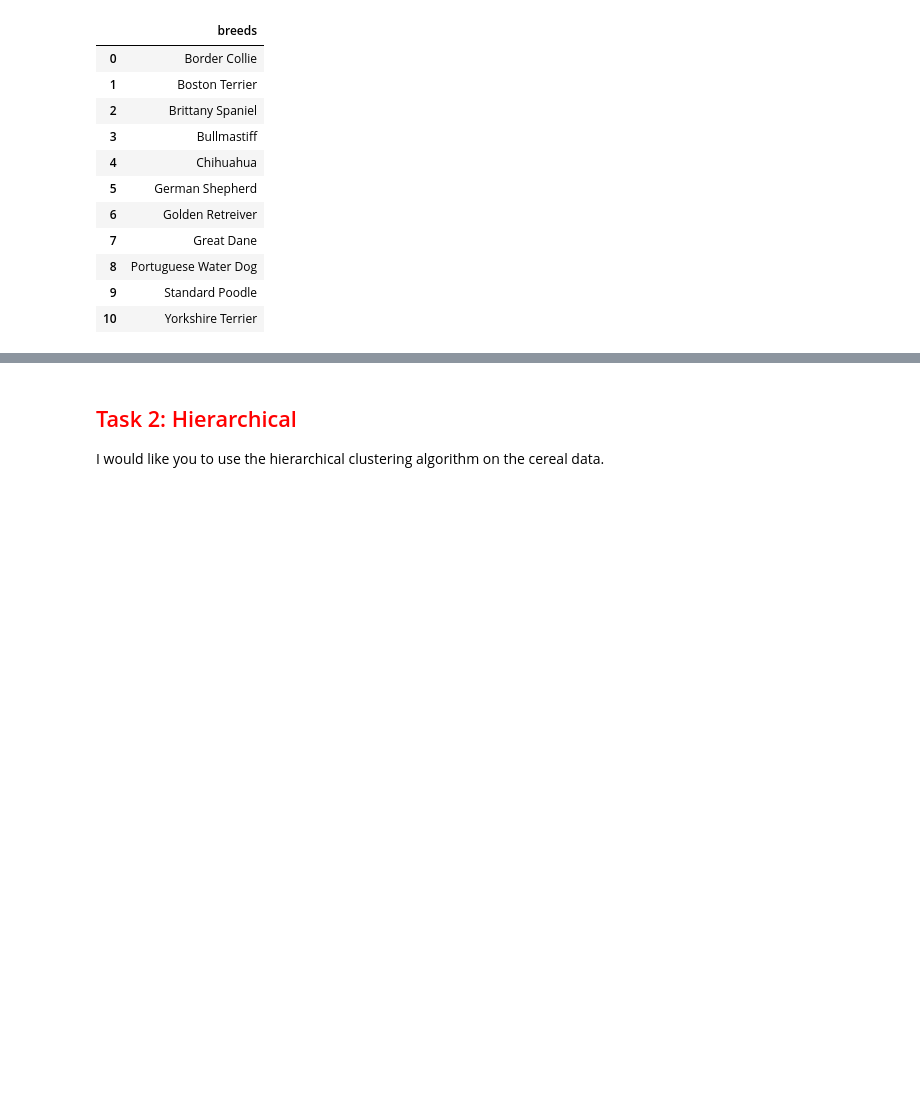
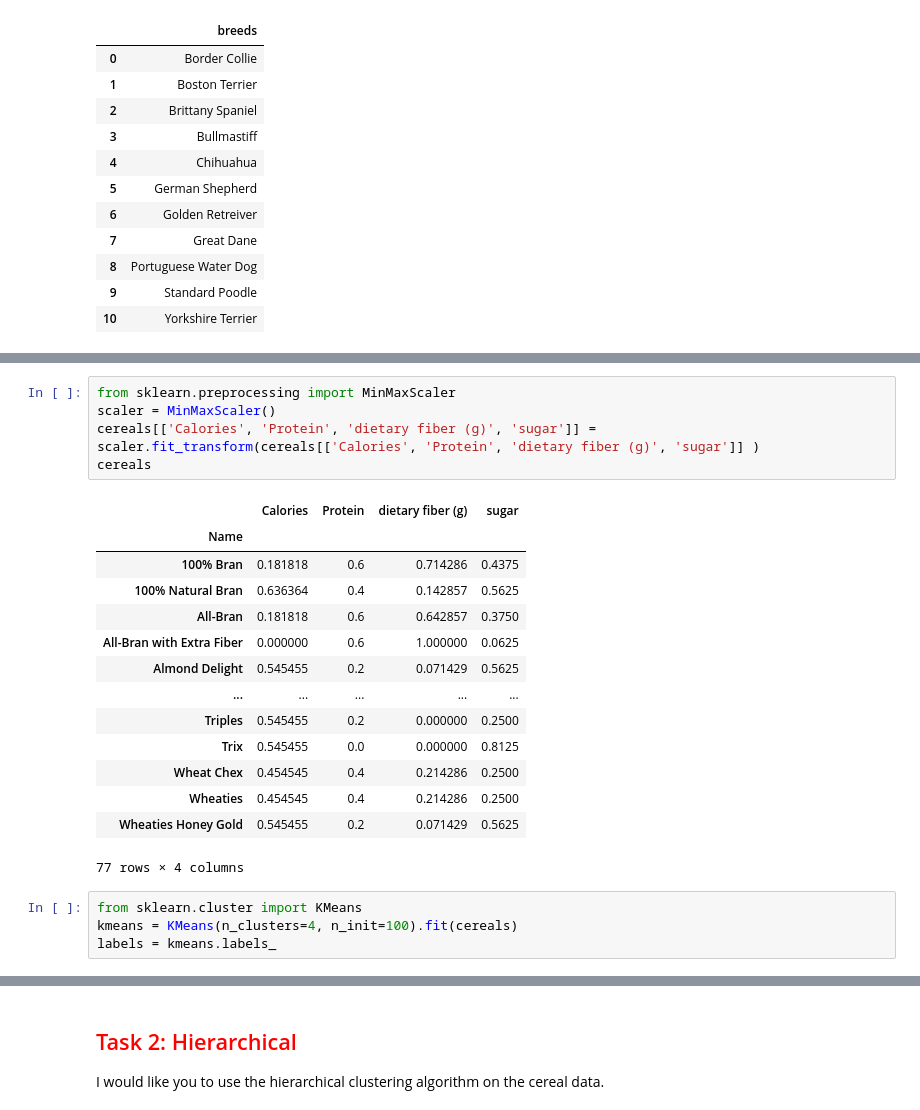
Before and after one commit to xpertdesh/ml-class21, a Jupyter notebook: labs/clustering.ipynb, the cells around one changed output, grey strips where cells are left out. Drawn from its saved outputs; the diff is of its cells as text; blank space fills up the shorter version.

```diff
--- a/labs/clustering.ipynb
+++ b/labs/clustering.ipynb
@@ -229,0 +280,24 @@ Because the initial centroids are random, by default the sklearn kmeans agorithm
+# %%
+from sklearn.preprocessing import MinMaxScaler
+scaler = MinMaxScaler()
+cereals[['Calories', 'Protein', 'dietary fiber (g)', 'sugar']] =  scaler.fit_transform(cereals[['Calories', 'Protein', 'dietary fiber (g)', 'sugar']] )
+cereals
+# %% [output]
+|  | Calories | Protein | dietary fiber (g) | sugar |
+| Name |  |  |  |  |
+| 100% Bran | 0.181818 | 0.6 | 0.714286 | 0.4375 |
+| 100% Natural Bran | 0.636364 | 0.4 | 0.142857 | 0.5625 |
+| All-Bran | 0.181818 | 0.6 | 0.642857 | 0.3750 |
+| All-Bran with Extra Fiber | 0.000000 | 0.6 | 1.000000 | 0.0625 |
+| Almond Delight | 0.545455 | 0.2 | 0.071429 | 0.5625 |
+| ... | ... | ... | ... | ... |
+| Triples | 0.545455 | 0.2 | 0.000000 | 0.2500 |
+| Trix | 0.545455 | 0.0 | 0.000000 | 0.8125 |
+| Wheat Chex | 0.454545 | 0.4 | 0.214286 | 0.2500 |
+| Wheaties | 0.454545 | 0.4 | 0.214286 | 0.2500 |
+| Wheaties Honey Gold | 0.545455 | 0.2 | 0.071429 | 0.5625 |
+77 rows × 4 columns
+# %%
+from sklearn.cluster import KMeans
+kmeans = KMeans(n_clusters=4, n_init=100).fit(cereals)
+labels = kmeans.labels_
```
Also changed, not shown: parts of 25 cells of this notebook.
